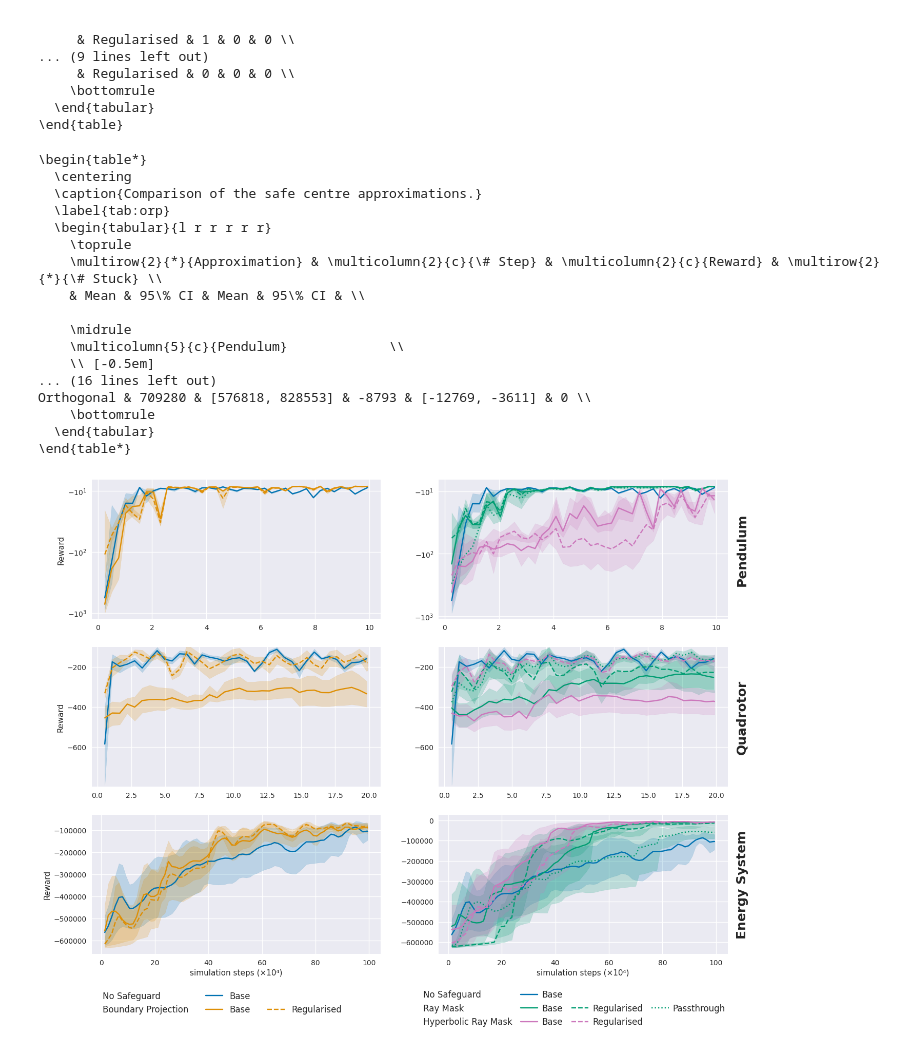
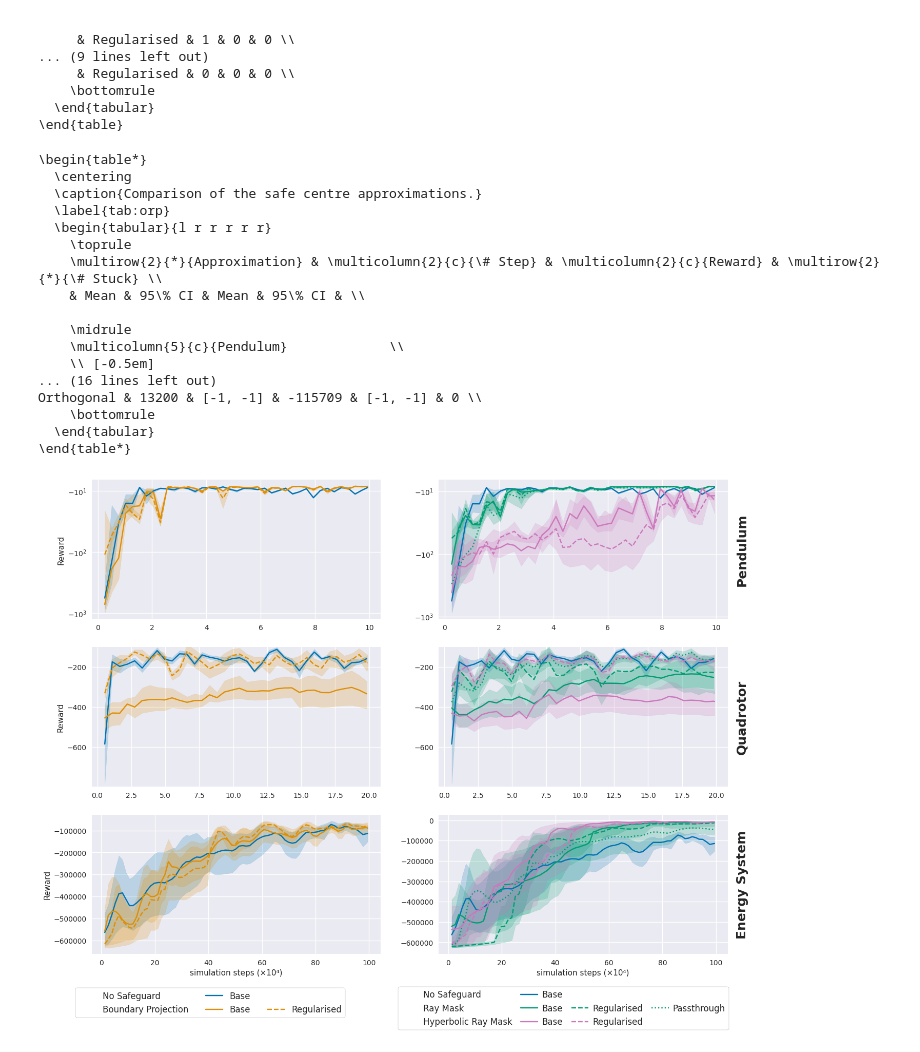
Before and after one commit to TimWalter/SafeGBPO, a Jupyter notebook: presentation/figures.ipynb, the cells around one changed output. Saved outputs shown, nothing was run; the diff lists cells and outputs as text; code cells hidden in the pictures.

Commit message:
figure script revised, only missing piece is stuck runs for sac in es

```diff
--- a/presentation/figures.ipynb
+++ b/presentation/figures.ipynb
@@ -147,19 +147,19 @@ stuck_runs = {
         }},
     "Energy System": {
         "SHAC": {
-            "No Safeguard": [],
+            "No Safeguard": ["firm-dragon-5811"],
             "Boundary Projection Base": [],
             "Boundary Projection Regularised": [],
             "Ray Mask Base": [],
             "Ray Mask Regularised": [],
-            "Ray Mask Passthrough": [],
+            "Ray Mask Passthrough": ["rose-planet-5945", "cosmic-waterfall-5950"],
             "Hyperbolic Ray Mask Base": [],
             "Hyperbolic Ray Mask Regularised": [],
             "Ray Mask Orthogonal": []
         },
         "PPO": {
-            "No Safeguard": [],
-            "Boundary Projection Base": [],
+            "No Safeguard": ["dark-haze-6093", "legendary-energy-6087"],
+            "Boundary Projection Base": ["dark-totem-6095", "atomic-elevator-6101", "glamorous-bee-6100"],
             "Ray Mask Base": [],
         },
         "SAC": {
@@ -418,13 +430,14 @@ print(r"""    \bottomrule
     \multicolumn{5}{c}{Pendulum}             \\
     \\ [-0.5em]
 ... (16 lines left out)
-Orthogonal & 709280 & [576818, 828553] & -8793 & [-12769, -3611] & 0 \\
+Orthogonal & 13200 & [-1, -1] & -115709 & [-1, -1] & 0 \\
     \bottomrule
   \end{tabular}
 \end{table*}
 # %%
 # Table 6 manual
 # %%
+# Figure 5
 plt.style.use("seaborn-v0_8")
 
 colors = {
@@ -515,41 +528,46 @@ fig.legend(
     bbox_to_anchor=(0.1, -0.0),
     fontsize=12,
     ncol=3,
-    fancybox=True
+    fancybox=True,
+    frameon=True,
+    edgecolor="grey",
+    facecolor="white"
 )
 
-# Right Legend
 rm_base_handle = mlines.Line2D([], [], color=colors["Ray Mask"], linestyle=styles["Base"])
 rm_reg_handle = mlines.Line2D([], [], color=colors["Ray Mask"], linestyle=styles["Regularised"])
 rm_pt_handle = mlines.Line2D([], [], color=colors["Ray Mask"], linestyle=styles["Passthrough"])
 hrm_base_handle = mlines.Line2D([], [], color=colors["Hyperbolic Ray Mask"], linestyle=styles["Base"])
 hrm_reg_handle = mlines.Line2D([], [], color=colors["Hyperbolic Ray Mask"], linestyle=styles["Regularised"])
 
 right_handles = [
     placeholder, placeholder, placeholder,
     ns_handle, rm_base_handle, hrm_base_handle,
     placeholder, rm_reg_handle, hrm_reg_handle,
     placeholder, rm_pt_handle, placeholder,
 ]
 right_labels = [
     "No Safeguard", "Ray Mask", "Hyperbolic Ray Mask",
     "Base", "Base", "Base",
     "", "Regularised", "Regularised",
     "", "Passthrough",  "",
 ]
 
 fig.legend(
     handles=right_handles,
     labels=right_labels,
     loc="lower center",
     bbox_to_anchor=(0.7, -0.02),
     fontsize=12,
     ncol=4,
     handletextpad=0.5,
     columnspacing=1.0,
-    fancybox=True
+    fancybox=True,
+    frameon=True,
+    edgecolor="grey",
+    facecolor="white",
 )
 
 plt.show()
 # %% [output]
-[figure, old version]
+[figure, new version]
```
Also changed, not shown: parts of 7 cells of this notebook.
